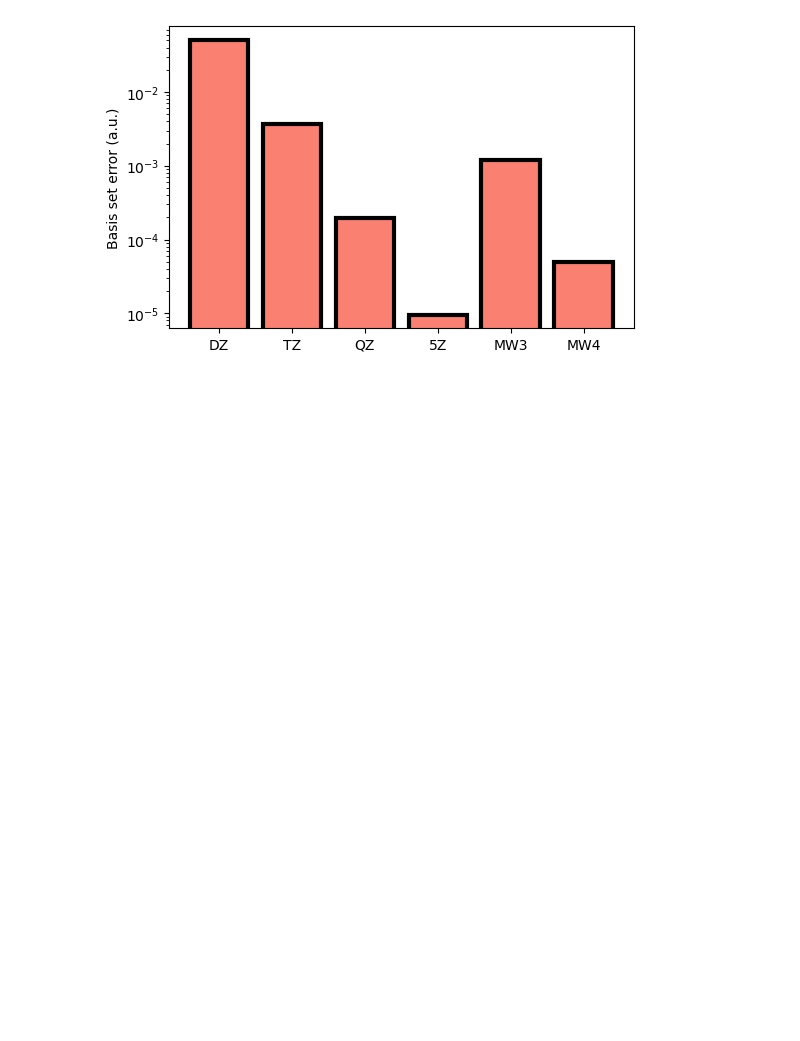
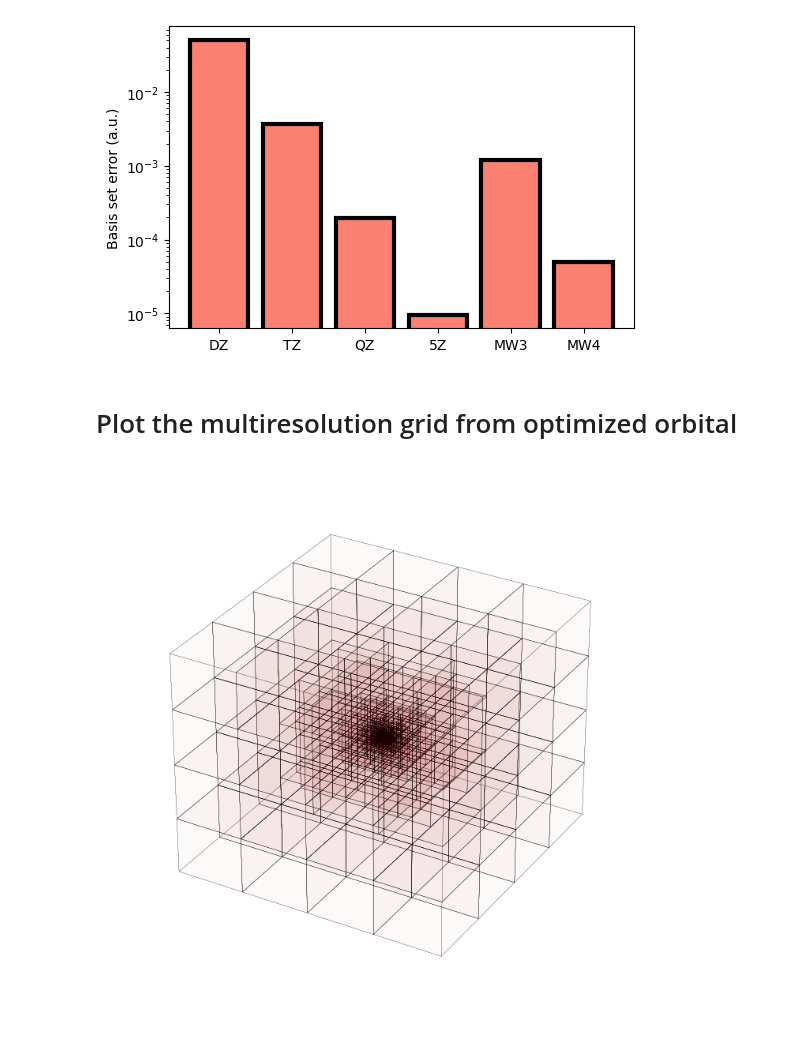
Before and after one commit to ilfreddy/multiwavelet-tutorial, a Jupyter notebook: content/notebooks/solutions/mrchem-laptop-1.ipynb, the cells around one changed output. Saved outputs shown, nothing was run; the diff lists cells and outputs as text; code cells hidden in the pictures; blank space fills up the shorter version.

Commit message:
Added example of how to read MRA from json output, and use this to load an optimized orbital into a FunctionTree used with the grid_plotter.

```diff
--- a/content/notebooks/solutions/mrchem-laptop-1.ipynb
+++ b/content/notebooks/solutions/mrchem-laptop-1.ipynb
@@ -153,3 +155,32 @@ ax.bar(df.Basis.str.upper(), df.Error, edgecolor='black', color='salmon', lw=3)
 # %% [output]
 <BarContainer object of 6 artists>
 [figure]
+# %% [markdown]
+# Plot the multiresolution grid from optimized orbital
+# %%
+def get_mra(jsonfile):
+    """Return a vp.MultiResolutionAnalysis object with
+       parameters read from the JSON output file."""
+    with open(jsonfile) as f:
+        j = json.loads(f.read())
+
+    boxes = j['input']['mra']['boxes']
+    corner = j['input']['mra']['corner']
+    order = j['input']['mra']['basis_order']
+    scale = j['input']['mra']['min_scale']
+
+    return vp.MultiResolutionAnalysis(box=vp.BoundingBox(nboxes=boxes, corner=corner, scale=scale), order=order)
+# %%
+# Use the supplied grid_plotter to visualize the grid
+basename = 'water_mw3'
+calcdir = basename + '_calc'
+orb = os.path.join(calcdir, 'orbitals', f'phi_p_scf_idx_0_re')
+
+mra = get_mra(os.path.join(calcdir, basename+'.json'))
+tree = vp.FunctionTree(mra)
+tree.loadTree(orb)
+fig, ax = grid_plotter(tree=tree)
+
+# fig.savefig(f'MultiResGrid_{basename}.png')
+# %% [output]
+[figure, added]
```
Also changed, not shown: parts of 1 cell of this notebook.
